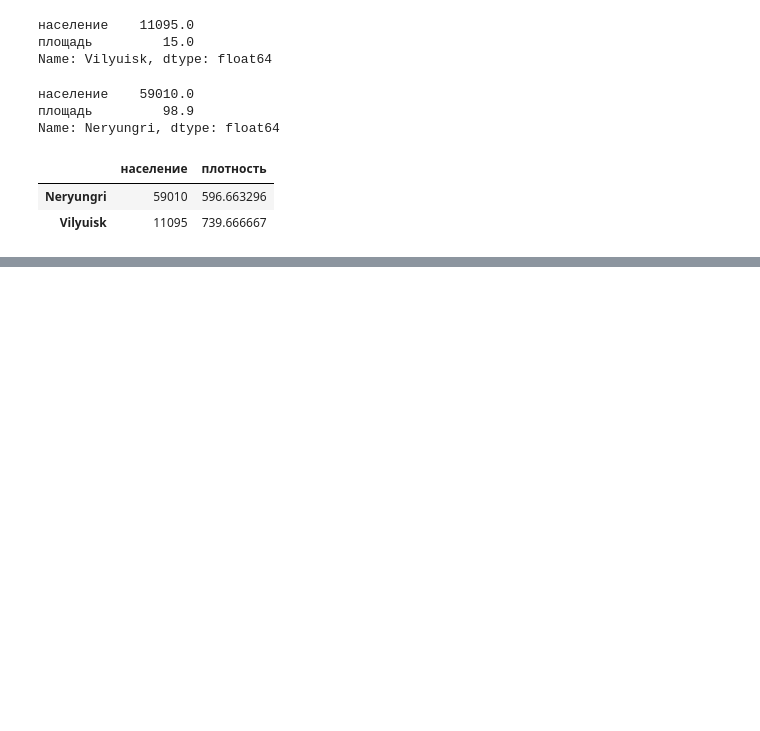
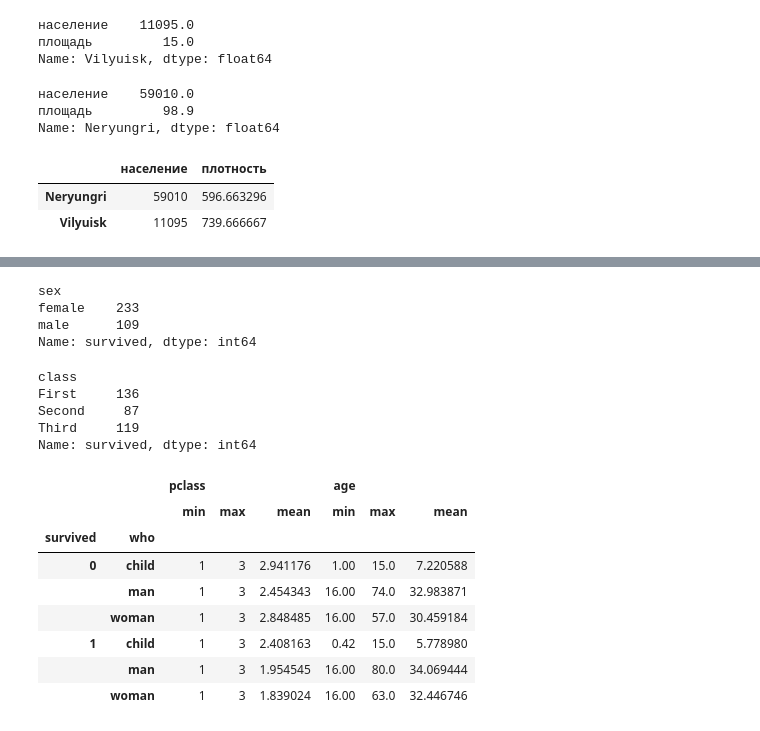
Before and after one commit to kironeum/ds_py, a Jupyter notebook: 2.dataScience/2.Pandas.ipynb, the cells around one changed output, grey strips where cells are left out. Drawn from its saved outputs; the diff is of its cells as text; code cells hidden in the pictures; blank space fills up the shorter version.

```diff
--- a/2.dataScience/2.Pandas.ipynb
+++ b/2.dataScience/2.Pandas.ipynb
@@ -292,0 +475,27 @@ cities_data.loc[cities_data['плотность'] < 1000, ['население',
+# %%
+titanic_data.groupby('sex')['survived'].sum()
+# %% [output]
+sex
+female    233
+male      109
+Name: survived, dtype: int64
+# %%
+titanic_data.groupby('class')['survived'].sum()
+# %% [output]
+class
+First     136
+Second     87
+Third     119
+Name: survived, dtype: int64
+# %%
+titanic_data.groupby(['survived', 'who'])[['pclass','age']].aggregate(['min', max, np.mean])
+# %% [output]
+|  |  | pclass |  |  | age |  |  |
+|  |  | min | max | mean | min | max | mean |
+| survived | who |  |  |  |  |  |  |
+| 0 | child | 1 | 3 | 2.941176 | 1.00 | 15.0 | 7.220588 |
+|  | man | 1 | 3 | 2.454343 | 16.00 | 74.0 | 32.983871 |
+|  | woman | 1 | 3 | 2.848485 | 16.00 | 57.0 | 30.459184 |
+| 1 | child | 1 | 3 | 2.408163 | 0.42 | 15.0 | 5.778980 |
+|  | man | 1 | 3 | 1.954545 | 16.00 | 80.0 | 34.069444 |
+|  | woman | 1 | 3 | 1.839024 | 16.00 | 63.0 | 32.446746 |
```
Also changed, not shown: parts of 23 cells of this notebook, 1 other file.
